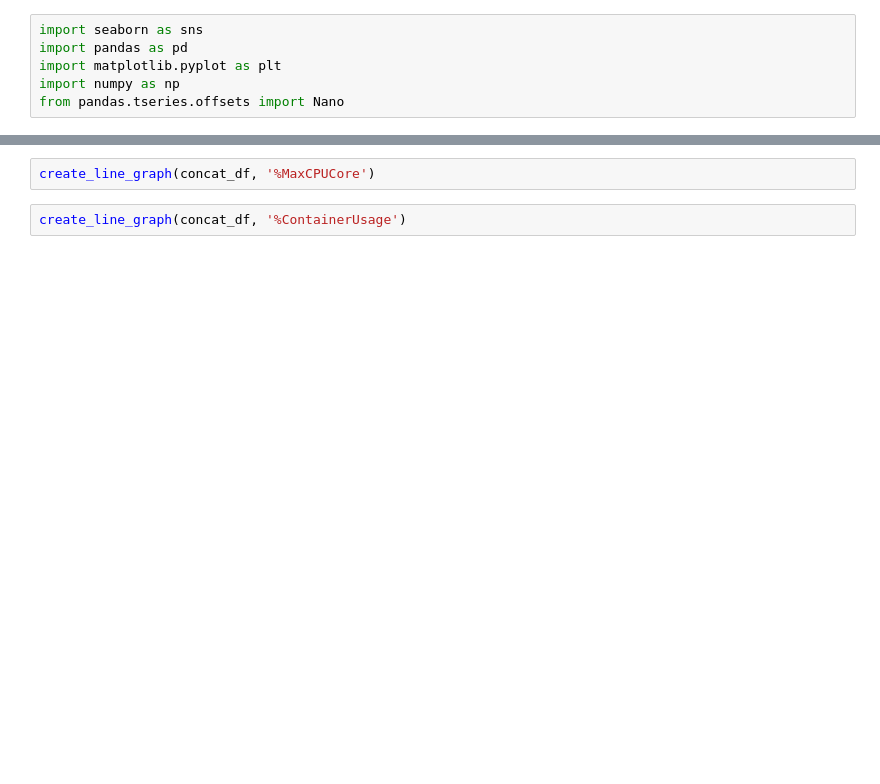
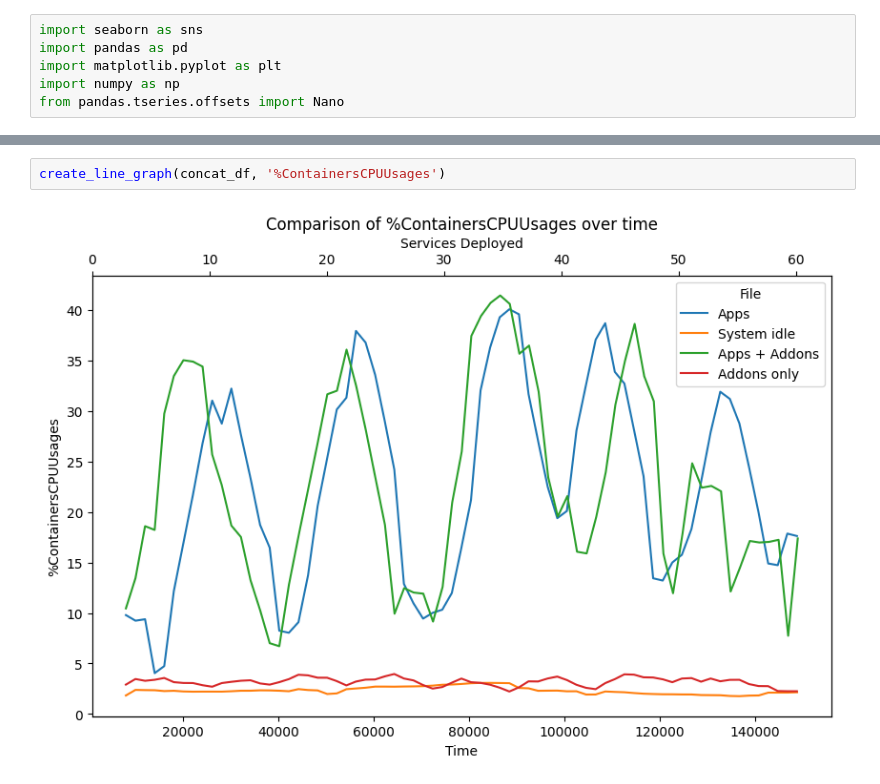
Before and after one commit to oakestra/oakestra, a Jupyter notebook: evaluation/visualization.ipynb, the cells around one changed output, grey strips where cells are left out. Cells and saved outputs as stored; diff of their text form; blank space fills up the shorter version.

```diff
--- a/evaluation/visualization.ipynb
+++ b/evaluation/visualization.ipynb
@@ -109,4 +110,4 @@ create_line_graph(concat_df, '%MEM')
 # %%
-create_line_graph(concat_df, '%MaxCPUCore')
+create_line_graph(concat_df, '%ContainersCPUUsages')
+# %% [output]
+[figure, added]
-# %%
-create_line_graph(concat_df, '%ContainerUsage')
```
Also changed, not shown: parts of 6 cells of this notebook, 16 other files.
